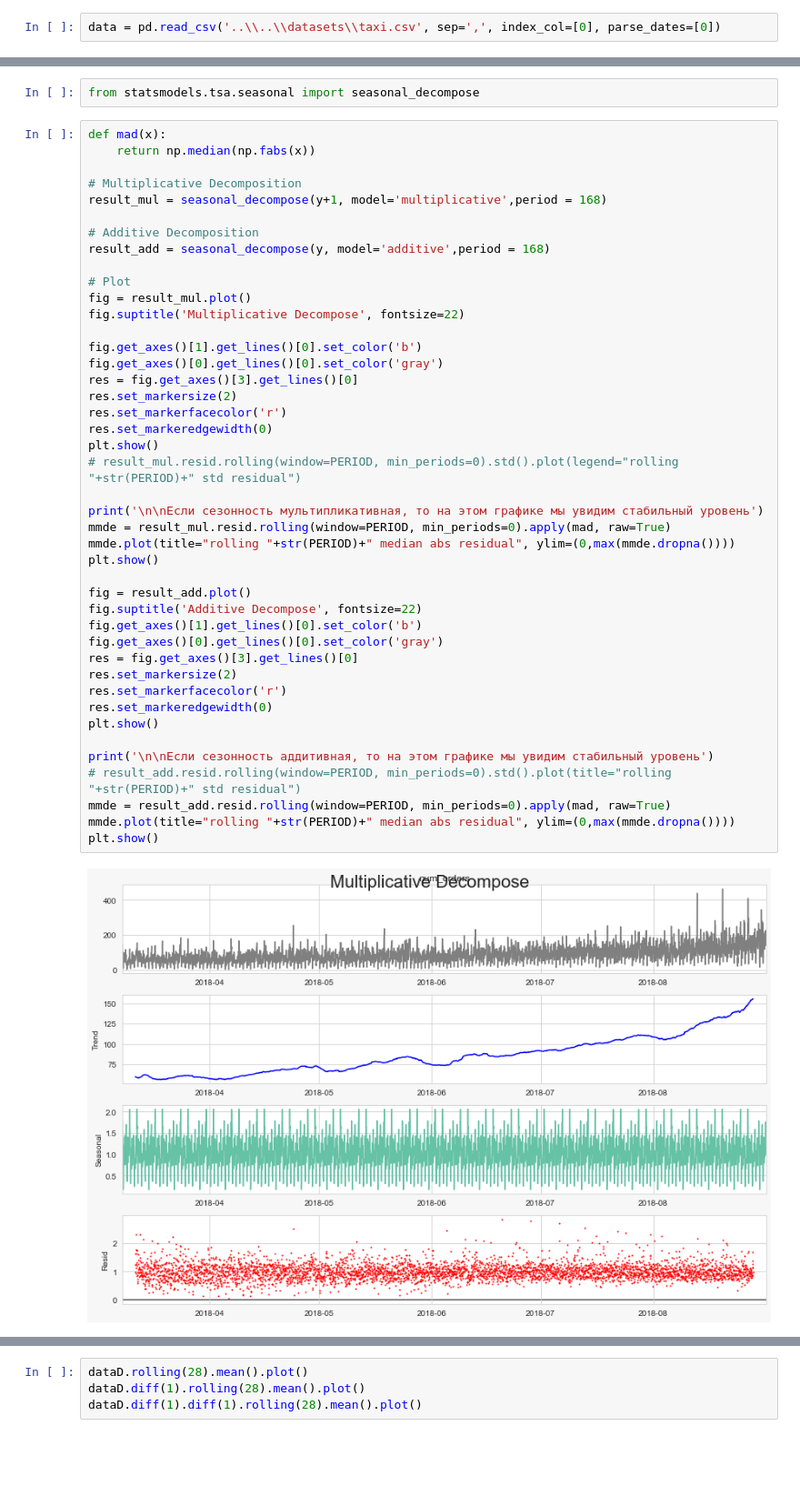
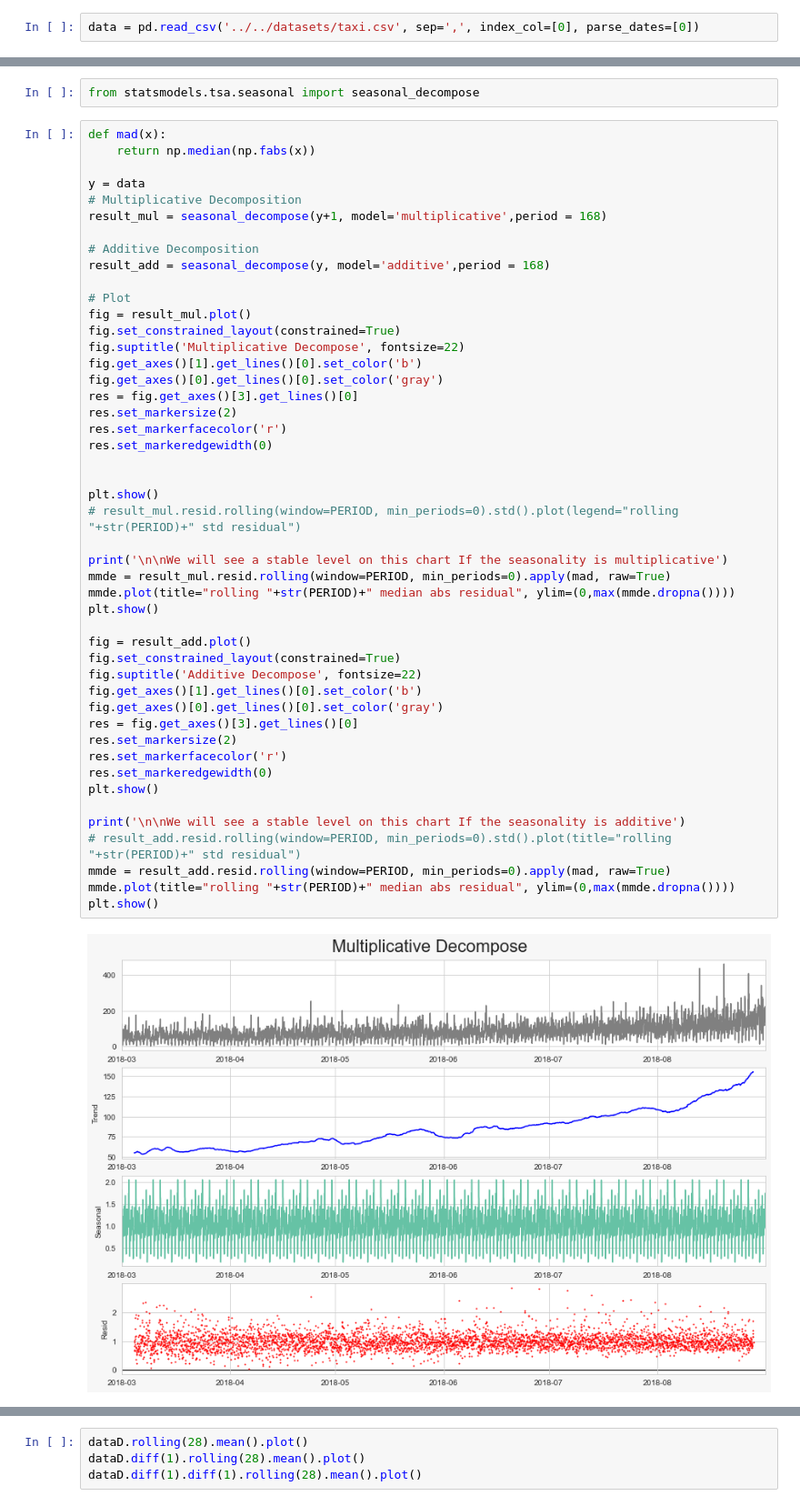
Before and after one commit to RadarYV/Pet-projects, a Jupyter notebook: Forecasting/Forecasting_taxi_orders.ipynb, the cells around one changed output, grey strips where cells are left out. Shown at 91% size. Saved outputs shown, nothing was run; the diff lists cells and outputs as text; blank space fills up the shorter version.

```diff
--- a/Forecasting/Forecasting_taxi_orders.ipynb
+++ b/Forecasting/Forecasting_taxi_orders.ipynb
@@ -274,5 +270,5 @@ def tsplot(y, lags=None, figsize=(18, 8), style='bmh'):
         plt.tight_layout()
     return
 # %%
-data = pd.read_csv('..\\..\\datasets\\taxi.csv', sep=',', index_col=[0], parse_dates=[0])
+data = pd.read_csv('../../datasets/taxi.csv', sep=',', index_col=[0], parse_dates=[0])
 # %%
@@ -435,6 +426,7 @@ from statsmodels.tsa.seasonal import seasonal_decompose
 def mad(x):
     return np.median(np.fabs(x))
 
+y = data
 # Multiplicative Decomposition
 result_mul = seasonal_decompose(y+1, model='multiplicative',period = 168)
 
@@ -443,36 +435,39 @@ result_add = seasonal_decompose(y, model='additive',period = 168)
 
 # Plot
 fig = result_mul.plot()
+fig.set_constrained_layout(constrained=True)
 fig.suptitle('Multiplicative Decompose', fontsize=22)
-
 fig.get_axes()[1].get_lines()[0].set_color('b')
 fig.get_axes()[0].get_lines()[0].set_color('gray')
 res = fig.get_axes()[3].get_lines()[0]
 res.set_markersize(2)
 res.set_markerfacecolor('r')
 res.set_markeredgewidth(0)
+
+
 plt.show()
 # result_mul.resid.rolling(window=PERIOD, min_periods=0).std().plot(legend="rolling "+str(PERIOD)+" std residual")
 
-print('\n\nЕсли сезонность мультипликативная, то на этом графике мы увидим стабильный уровень')
+print('\n\nWe will see a stable level on this chart If the seasonality is multiplicative')
 mmde = result_mul.resid.rolling(window=PERIOD, min_periods=0).apply(mad, raw=True)
 mmde.plot(title="rolling "+str(PERIOD)+" median abs residual", ylim=(0,max(mmde.dropna())))
 plt.show()
 
 fig = result_add.plot()
+fig.set_constrained_layout(constrained=True)
 fig.suptitle('Additive Decompose', fontsize=22)
 fig.get_axes()[1].get_lines()[0].set_color('b')
 fig.get_axes()[0].get_lines()[0].set_color('gray')
 res = fig.get_axes()[3].get_lines()[0]
 res.set_markersize(2)
 res.set_markerfacecolor('r')
 res.set_markeredgewidth(0)
 plt.show()
 
-print('\n\nЕсли сезонность аддитивная, то на этом графике мы увидим стабильный уровень')
+print('\n\nWe will see a stable level on this chart If the seasonality is additive')
 # result_add.resid.rolling(window=PERIOD, min_periods=0).std().plot(title="rolling "+str(PERIOD)+" std residual")
 mmde = result_add.resid.rolling(window=PERIOD, min_periods=0).apply(mad, raw=True)
 mmde.plot(title="rolling "+str(PERIOD)+" median abs residual", ylim=(0,max(mmde.dropna())))
 plt.show()
 # %% [output]
-[figure, old version]
+[figure, new version]
```
Also changed, not shown: parts of 124 cells of this notebook.
